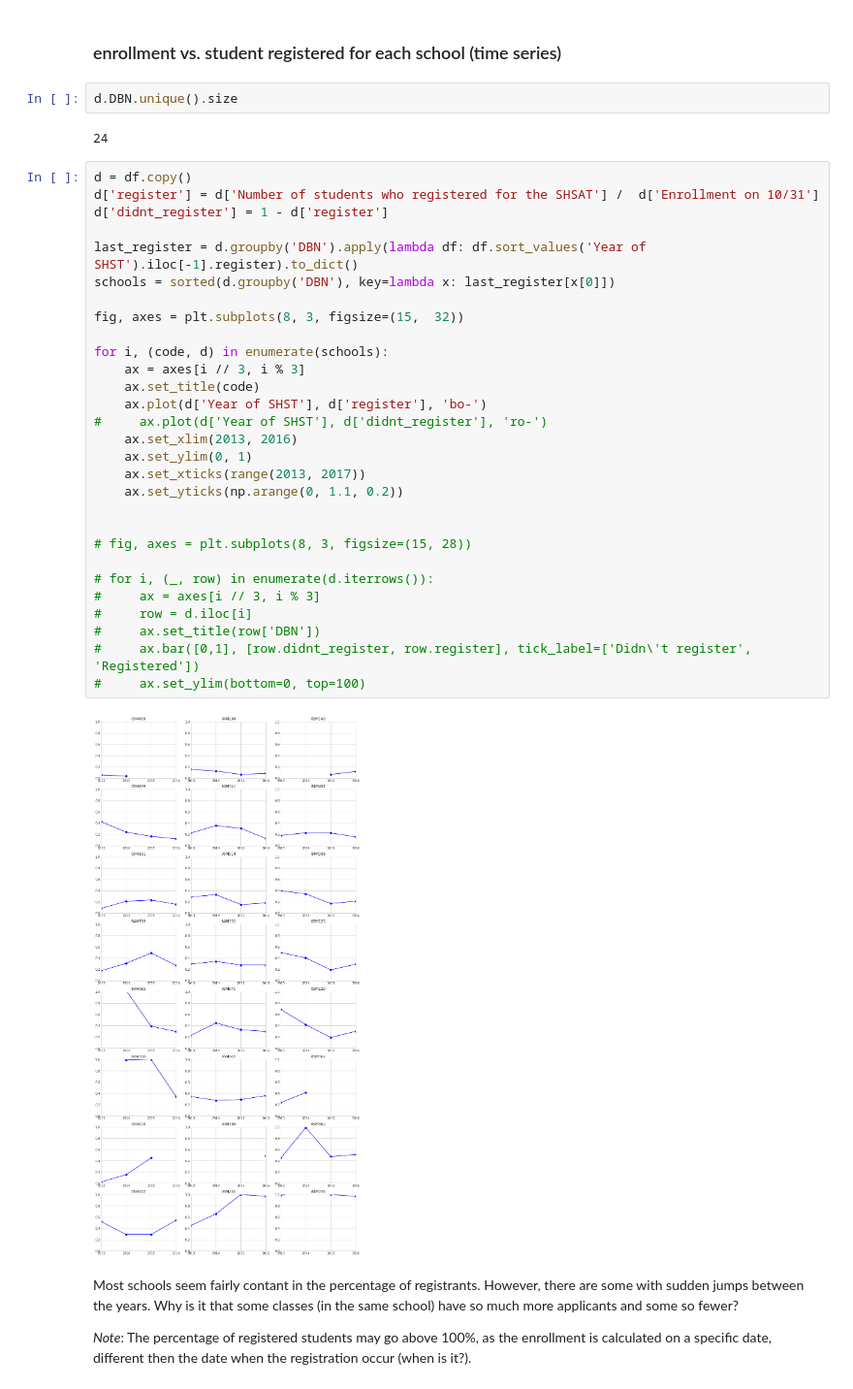
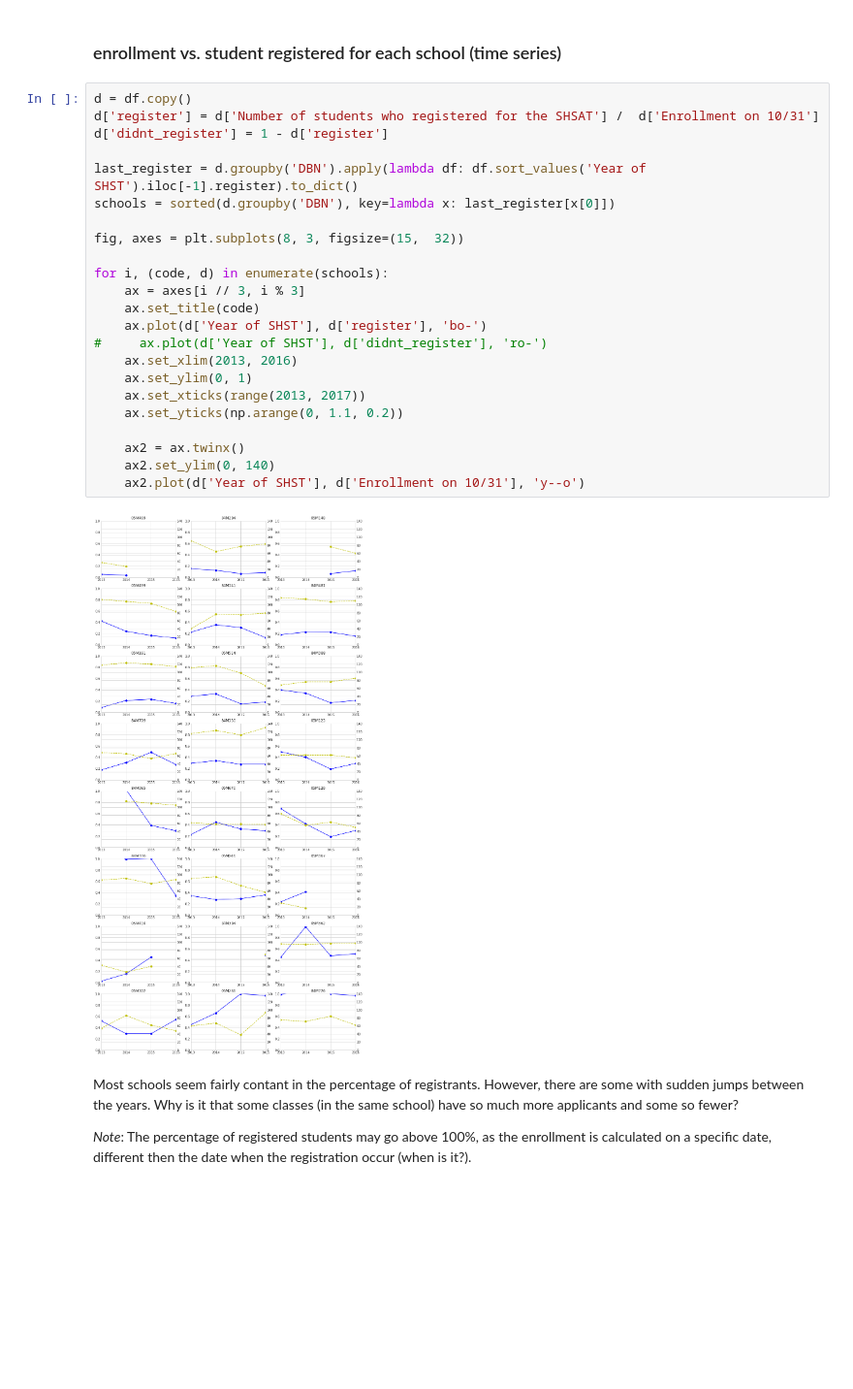
Before and after one commit to araraonline/kag-passnyc, a Jupyter notebook: notebooks/02-applying-for-the-test.ipynb, the cells around one changed output. Shown at 97% size. Drawn from its saved outputs; the diff is of its cells as text; blank space fills up the shorter version.

```diff
--- a/notebooks/02-applying-for-the-test.ipynb
+++ b/notebooks/02-applying-for-the-test.ipynb
@@ -117,41 +117,31 @@ The percentage doesn't seem related to the amount of students.
 And it is fairly wide.
 # %% [markdown]
 ### enrollment vs. student registered for each school (time series)
-# %%
-d.DBN.unique().size
-# %% [output]
-24
 # %%
 d = df.copy()
 d['register'] = d['Number of students who registered for the SHSAT'] /  d['Enrollment on 10/31']
 d['didnt_register'] = 1 - d['register']
 
 last_register = d.groupby('DBN').apply(lambda df: df.sort_values('Year of SHST').iloc[-1].register).to_dict()
 schools = sorted(d.groupby('DBN'), key=lambda x: last_register[x[0]])
 
 fig, axes = plt.subplots(8, 3, figsize=(15,  32))
 
 for i, (code, d) in enumerate(schools):
     ax = axes[i // 3, i % 3]
     ax.set_title(code)
     ax.plot(d['Year of SHST'], d['register'], 'bo-')
 #     ax.plot(d['Year of SHST'], d['didnt_register'], 'ro-')
     ax.set_xlim(2013, 2016)
     ax.set_ylim(0, 1)
     ax.set_xticks(range(2013, 2017))
     ax.set_yticks(np.arange(0, 1.1, 0.2))
 
-
-# fig, axes = plt.subplots(8, 3, figsize=(15, 28))
-
-# for i, (_, row) in enumerate(d.iterrows()):
-#     ax = axes[i // 3, i % 3]
-#     row = d.iloc[i]
-#     ax.set_title(row['DBN'])
-#     ax.bar([0,1], [row.didnt_register, row.register], tick_label=['Didn\'t register', 'Registered'])
-#     ax.set_ylim(bottom=0, top=100)
+    ax2 = ax.twinx()
+    ax2.set_ylim(0, 140)
+    ax2.plot(d['Year of SHST'], d['Enrollment on 10/31'], 'y--o')
 # %% [output]
-[figure, old version]
+[figure, new version]
 # %% [markdown]
 Most schools seem fairly contant in the percentage of registrants. However, there are some with sudden jumps between the years. Why is it that some classes  (in the same school) have so much more applicants and some so fewer?
 
```
Also changed, not shown: parts of 10 cells of this notebook, 1 other file.
